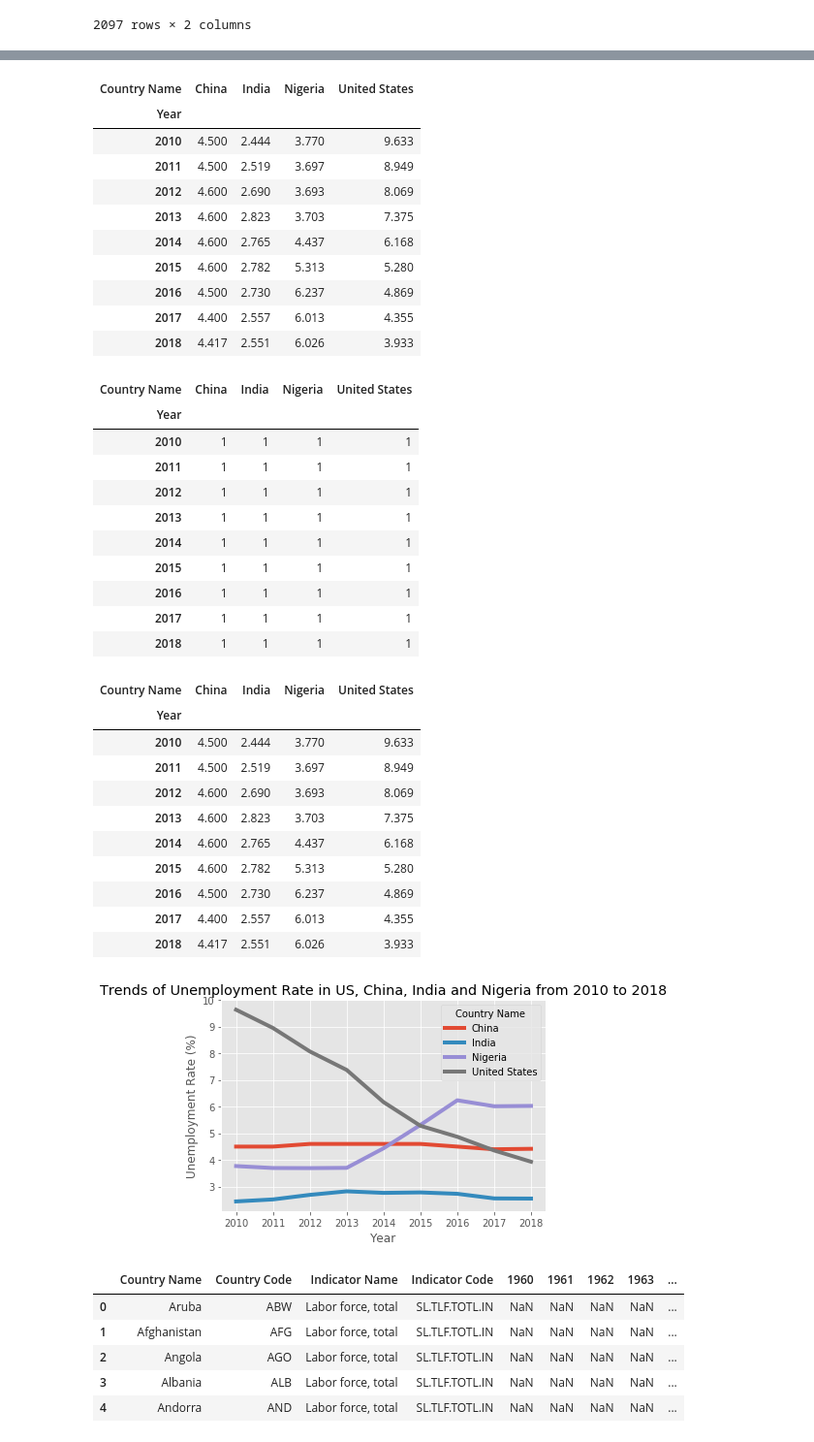
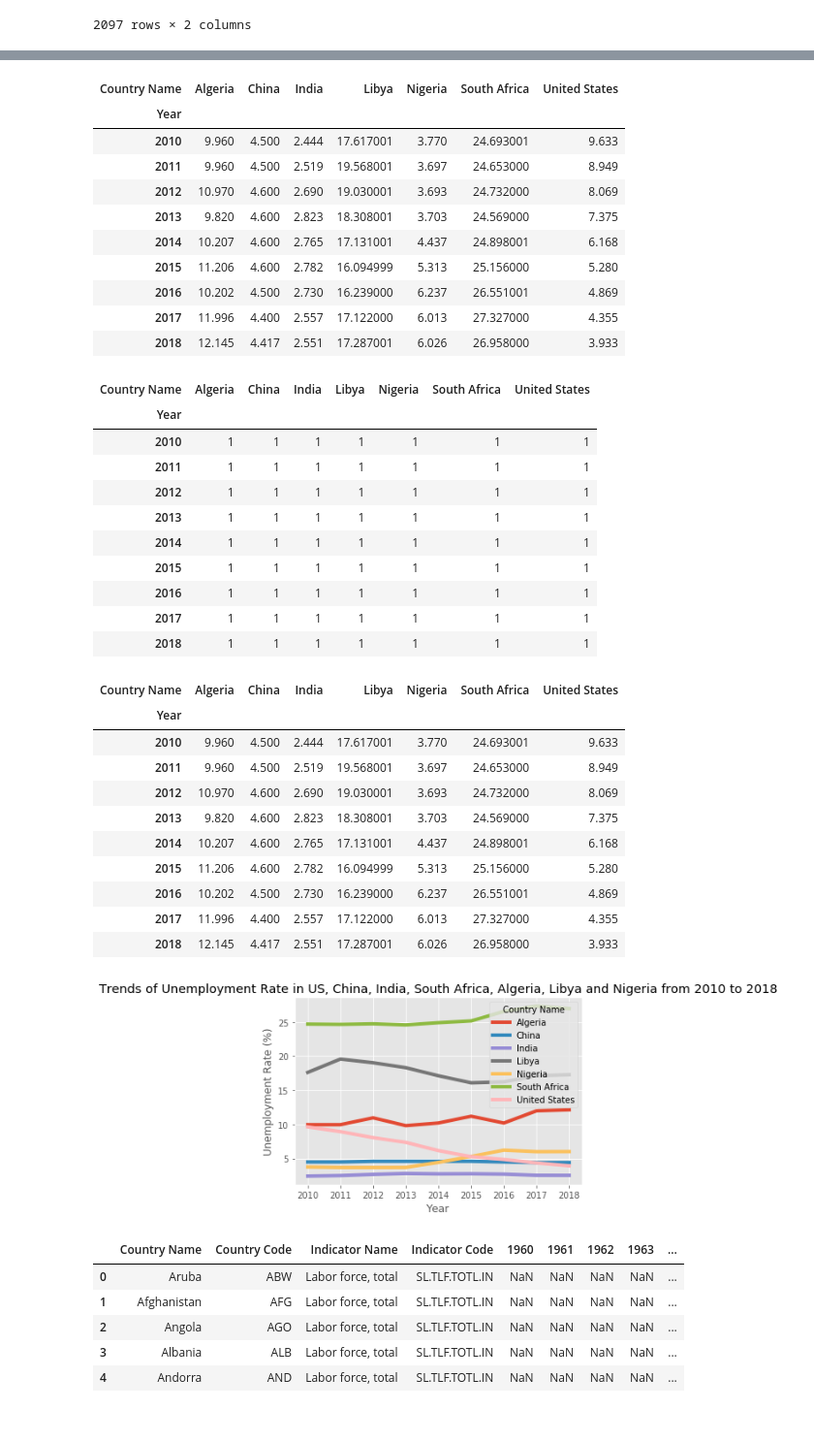
Before and after one commit to kehindemary/MyProjects, a Jupyter notebook: MaryCapstoneProject.ipynb, the cells around one changed output, grey strips where cells are left out. Shown: that part at 97% size. Drawn from its saved outputs; the diff is of its cells as text; code cells hidden in the pictures.

```diff
--- a/MaryCapstoneProject.ipynb
+++ b/MaryCapstoneProject.ipynb
@@ -496,7 +496,7 @@ world_unemployment_rate_df
 | Zimbabwe | 2018 | 4.915000 |
 2097 rows × 2 columns
 # %%
-world_unemployment_rate_df1 = world_unemployment_rate_df.loc[['China','India','United States','Nigeria']] #selecting rows needed for analysis from the dataframe
+world_unemployment_rate_df1 = world_unemployment_rate_df.loc[['China','India','United States','Nigeria','South Africa', 'Algeria','Libya']] #selecting rows needed for analysis from the dataframe
 world_unemployment_rate_df1.reset_index(inplace = True)
 world_unemployment_rate_df1
 # %% [output]
@@ -521,57 +522,57 @@ world_unemployment_rate_df1
 world_unemployment_rate_pivoted = world_unemployment_rate_df1.pivot_table(index = 'Year',columns = 'Country Name', values = 'value')
 world_unemployment_rate_pivoted
 # %% [output]
-| Country Name | China | India | Nigeria | United States |
-| Year |  |  |  |  |
-| 2010 | 4.500 | 2.444 | 3.770 | 9.633 |
-| 2011 | 4.500 | 2.519 | 3.697 | 8.949 |
-| 2012 | 4.600 | 2.690 | 3.693 | 8.069 |
-| 2013 | 4.600 | 2.823 | 3.703 | 7.375 |
-| 2014 | 4.600 | 2.765 | 4.437 | 6.168 |
-| 2015 | 4.600 | 2.782 | 5.313 | 5.280 |
-| 2016 | 4.500 | 2.730 | 6.237 | 4.869 |
-| 2017 | 4.400 | 2.557 | 6.013 | 4.355 |
-| 2018 | 4.417 | 2.551 | 6.026 | 3.933 |
+| Country Name | Algeria | China | India | Libya | Nigeria | South Africa | United States |
+| Year |  |  |  |  |  |  |  |
+| 2010 | 9.960 | 4.500 | 2.444 | 17.617001 | 3.770 | 24.693001 | 9.633 |
+| 2011 | 9.960 | 4.500 | 2.519 | 19.568001 | 3.697 | 24.653000 | 8.949 |
+| 2012 | 10.970 | 4.600 | 2.690 | 19.030001 | 3.693 | 24.732000 | 8.069 |
+| 2013 | 9.820 | 4.600 | 2.823 | 18.308001 | 3.703 | 24.569000 | 7.375 |
+| 2014 | 10.207 | 4.600 | 2.765 | 17.131001 | 4.437 | 24.898001 | 6.168 |
+| 2015 | 11.206 | 4.600 | 2.782 | 16.094999 | 5.313 | 25.156000 | 5.280 |
+| 2016 | 10.202 | 4.500 | 2.730 | 16.239000 | 6.237 | 26.551001 | 4.869 |
+| 2017 | 11.996 | 4.400 | 2.557 | 17.122000 | 6.013 | 27.327000 | 4.355 |
+| 2018 | 12.145 | 4.417 | 2.551 | 17.287001 | 6.026 | 26.958000 | 3.933 |
 # %%
 world_unemployment_rate_grouped = world_unemployment_rate_pivoted.groupby('Year')
 world_unemployment_rate_grouped.count()
 # %% [output]
-| Country Name | China | India | Nigeria | United States |
-| Year |  |  |  |  |
-| 2010 | 1 | 1 | 1 | 1 |
-| 2011 | 1 | 1 | 1 | 1 |
-| 2012 | 1 | 1 | 1 | 1 |
-| 2013 | 1 | 1 | 1 | 1 |
-| 2014 | 1 | 1 | 1 | 1 |
-| 2015 | 1 | 1 | 1 | 1 |
-| 2016 | 1 | 1 | 1 | 1 |
-| 2017 | 1 | 1 | 1 | 1 |
-| 2018 | 1 | 1 | 1 | 1 |
+| Country Name | Algeria | China | India | Libya | Nigeria | South Africa | United States |
+| Year |  |  |  |  |  |  |  |
+| 2010 | 1 | 1 | 1 | 1 | 1 | 1 | 1 |
+| 2011 | 1 | 1 | 1 | 1 | 1 | 1 | 1 |
+| 2012 | 1 | 1 | 1 | 1 | 1 | 1 | 1 |
+| 2013 | 1 | 1 | 1 | 1 | 1 | 1 | 1 |
+| 2014 | 1 | 1 | 1 | 1 | 1 | 1 | 1 |
+| 2015 | 1 | 1 | 1 | 1 | 1 | 1 | 1 |
+| 2016 | 1 | 1 | 1 | 1 | 1 | 1 | 1 |
+| 2017 | 1 | 1 | 1 | 1 | 1 | 1 | 1 |
+| 2018 | 1 | 1 | 1 | 1 | 1 | 1 | 1 |
 # %%
 world_unemployment_rate_df2 = world_unemployment_rate_grouped.agg(np.mean)
 world_unemployment_rate_df2
 # %% [output]
-| Country Name | China | India | Nigeria | United States |
-| Year |  |  |  |  |
-| 2010 | 4.500 | 2.444 | 3.770 | 9.633 |
-| 2011 | 4.500 | 2.519 | 3.697 | 8.949 |
-| 2012 | 4.600 | 2.690 | 3.693 | 8.069 |
-| 2013 | 4.600 | 2.823 | 3.703 | 7.375 |
-| 2014 | 4.600 | 2.765 | 4.437 | 6.168 |
-| 2015 | 4.600 | 2.782 | 5.313 | 5.280 |
-| 2016 | 4.500 | 2.730 | 6.237 | 4.869 |
-| 2017 | 4.400 | 2.557 | 6.013 | 4.355 |
-| 2018 | 4.417 | 2.551 | 6.026 | 3.933 |
+| Country Name | Algeria | China | India | Libya | Nigeria | South Africa | United States |
+| Year |  |  |  |  |  |  |  |
+| 2010 | 9.960 | 4.500 | 2.444 | 17.617001 | 3.770 | 24.693001 | 9.633 |
+| 2011 | 9.960 | 4.500 | 2.519 | 19.568001 | 3.697 | 24.653000 | 8.949 |
+| 2012 | 10.970 | 4.600 | 2.690 | 19.030001 | 3.693 | 24.732000 | 8.069 |
+| 2013 | 9.820 | 4.600 | 2.823 | 18.308001 | 3.703 | 24.569000 | 7.375 |
+| 2014 | 10.207 | 4.600 | 2.765 | 17.131001 | 4.437 | 24.898001 | 6.168 |
+| 2015 | 11.206 | 4.600 | 2.782 | 16.094999 | 5.313 | 25.156000 | 5.280 |
+| 2016 | 10.202 | 4.500 | 2.730 | 16.239000 | 6.237 | 26.551001 | 4.869 |
+| 2017 | 11.996 | 4.400 | 2.557 | 17.122000 | 6.013 | 27.327000 | 4.355 |
+| 2018 | 12.145 | 4.417 | 2.551 | 17.287001 | 6.026 | 26.958000 | 3.933 |
 # %%
 style.use("ggplot")
 world_unemployment_rate_df2.plot(linewidth = 4) #data visualization using line plot
 plt.grid(True)
-plt.title('Trends of Unemployment Rate in US, China, India and Nigeria from 2010 to 2018')
+plt.title('Trends of Unemployment Rate in US, China, India, South Africa, Algeria, Libya and Nigeria from 2010 to 2018')
 plt.xlabel('Year')
 plt.ylabel('Unemployment Rate (%)')
 plt.show()
 # %% [output]
-[figure, old version]
+[figure, new version]
 # %%
 world_labour_force_df = pd.read_csv('labour_force.csv')
 world_labour_force_df.head()
```
Also changed, not shown: parts of 7 cells of this notebook, 3 other files.
